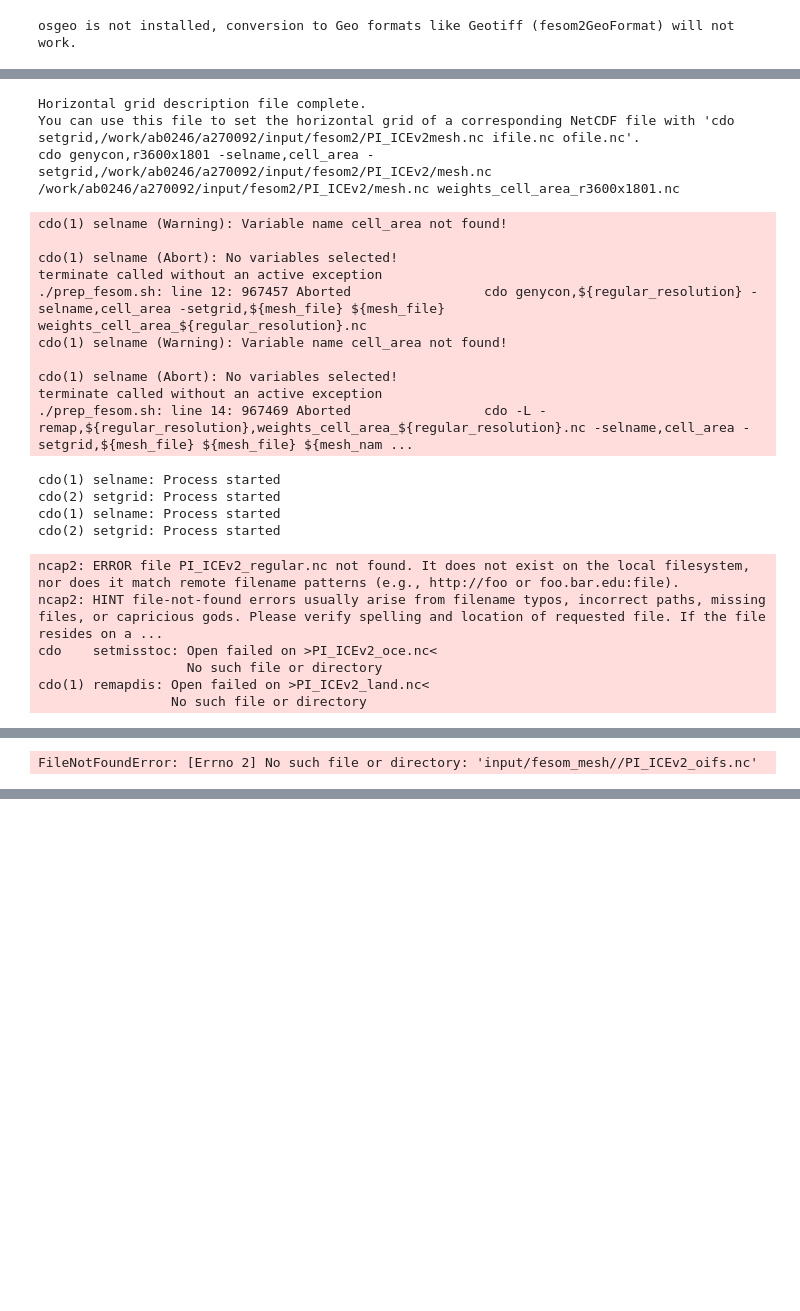
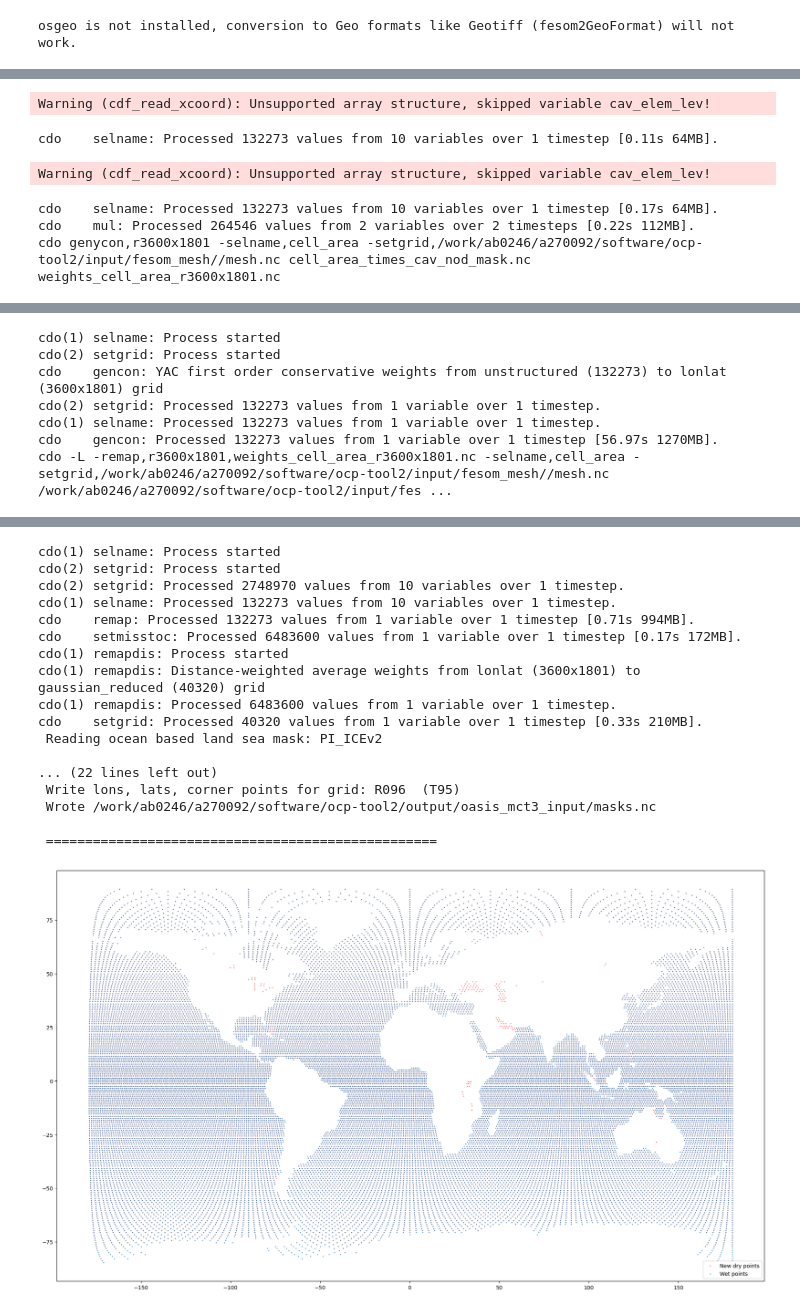
Before and after one commit to JanStreffing/ocp-tool, a Jupyter notebook: ocp-tool2.ipynb, the cells around one changed output, grey strips where cells are left out. Cells and saved outputs as stored; diff of their text form; code cells hidden in the pictures; blank space fills up the shorter version.

Commit message:
works with cavity mesh

```diff
--- a/ocp-tool2.ipynb
+++ b/ocp-tool2.ipynb
@@ -951,7 +955,8 @@ if __name__ == '__main__':
     # set regular grid for intermediate interpolation.
     # should be heigher than source grid res.
     interp_res = 'r3600x1801'
-    input_path_oce = 'input/fesom_mesh/'
+    # Construct the relative path based on the script/notebook's location
+    input_path_oce = '/work/ab0246/a270092/software/ocp-tool2/input/fesom_mesh/'
     fesom_grid_file_path = '/work/ab0246/a270092/input/fesom2/PI_ICEv2/mesh.nc'
     force_overwrite_griddes = True
 
@@ -990,7 +995,7 @@ if __name__ == '__main__':
                                  input_path_reduced_grid, input_path_full_grid,
                                  truncation_type,exp_name_oifs=exp_name_oifs,verbose=verbose)
 
-        fesom_grid_sorted = read_oce_grid(input_path_oce ,grid_name_oce, fesom_grid_file_path ,interp_res,
+        fesom_grid_sorted = read_fesom_grid(input_path_oce ,grid_name_oce, fesom_grid_file_path ,interp_res,
                                           cavity=cavity, force_overwrite_griddes=force_overwrite_griddes,
                                           verbose=verbose)
 
@@ -1033,23 +1038,6 @@ overwriting existing file ...
-Horizontal grid description file complete.
-You can use this file to set the horizontal grid of a corresponding NetCDF file with 'cdo setgrid,/work/ab0246/a270092/input/fesom2/PI_ICEv2mesh.nc ifile.nc ofile.nc'.
-cdo genycon,r3600x1801 -selname,cell_area -setgrid,/work/ab0246/a270092/input/fesom2/PI_ICEv2/mesh.nc /work/ab0246/a270092/input/fesom2/PI_ICEv2/mesh.nc weights_cell_area_r3600x1801.nc
+Warning (cdf_read_xcoord): Unsupported array structure, skipped variable cav_elem_lev!
-cdo(1) selname (Warning): Variable name cell_area not found!
-
-cdo(1) selname (Abort): No variables selected!
-terminate called without an active exception
-./prep_fesom.sh: line 12: 967457 Aborted                 cdo genycon,${regular_resolution} -selname,cell_area -setgrid,${mesh_file} ${mesh_file} weights_cell_area_${regular_resolution}.nc
-cdo(1) selname (Warning): Variable name cell_area not found!
-
-cdo(1) selname (Abort): No variables selected!
-terminate called without an active exception
-./prep_fesom.sh: line 14: 967469 Aborted                 cdo -L -remap,${regular_resolution},weights_cell_area_${regular_resolution}.nc -selname,cell_area -setgrid,${mesh_file} ${mesh_file} ${mesh_nam ...
+cdo    selname: Processed 132273 values from 10 variables over 1 timestep [0.11s 64MB].
-cdo(1) selname: Process started
-cdo(2) setgrid: Process started
-cdo(1) selname: Process started
-cdo(2) setgrid: Process started
+Warning (cdf_read_xcoord): Unsupported array structure, skipped variable cav_elem_lev!
-ncap2: ERROR file PI_ICEv2_regular.nc not found. It does not exist on the local filesystem, nor does it match remote filename patterns (e.g., http://foo or foo.bar.edu:file).
-ncap2: HINT file-not-found errors usually arise from filename typos, incorrect paths, missing files, or capricious gods. Please verify spelling and location of requested file. If the file resides on a ...
-cdo    setmisstoc: Open failed on >PI_ICEv2_oce.nc<
-                   No such file or directory
-cdo(1) remapdis: Open failed on >PI_ICEv2_land.nc<
-                 No such file or directory
+cdo    selname: Processed 132273 values from 10 variables over 1 timestep [0.17s 64MB].
+cdo    mul: Processed 264546 values from 2 variables over 2 timesteps [0.22s 112MB].
+cdo genycon,r3600x1801 -selname,cell_area -setgrid,/work/ab0246/a270092/software/ocp-tool2/input/fesom_mesh//mesh.nc cell_area_times_cav_nod_mask.nc weights_cell_area_r3600x1801.nc
@@ -1058 +1045,7 @@ cdo(1) remapdis: Process started
-FileNotFoundError: [Errno 2] No such file or directory: 'input/fesom_mesh//PI_ICEv2_oifs.nc'
+cdo(1) selname: Process started
+cdo(2) setgrid: Process started
+cdo    gencon: YAC first order conservative weights from unstructured (132273) to lonlat (3600x1801) grid
+cdo(2) setgrid: Processed 132273 values from 1 variable over 1 timestep.
+cdo(1) selname: Processed 132273 values from 1 variable over 1 timestep.
+cdo    gencon: Processed 132273 values from 1 variable over 1 timestep [56.97s 1270MB].
+cdo -L -remap,r3600x1801,weights_cell_area_r3600x1801.nc -selname,cell_area -setgrid,/work/ab0246/a270092/software/ocp-tool2/input/fesom_mesh//mesh.nc /work/ab0246/a270092/software/ocp-tool2/input/fes ...
@@ -1058,0 +1054,18 @@ FileNotFoundError: [Errno 2] No such file or directory: 'input/fesom_mesh//PI_IC
+cdo(1) selname: Process started
+cdo(2) setgrid: Process started
+cdo(2) setgrid: Processed 2748970 values from 10 variables over 1 timestep.
+cdo(1) selname: Processed 132273 values from 10 variables over 1 timestep.
+cdo    remap: Processed 132273 values from 1 variable over 1 timestep [0.71s 994MB].
+cdo    setmisstoc: Processed 6483600 values from 1 variable over 1 timestep [0.17s 172MB].
+cdo(1) remapdis: Process started
+cdo(1) remapdis: Distance-weighted average weights from lonlat (3600x1801) to gaussian_reduced (40320) grid
+cdo(1) remapdis: Processed 6483600 values from 1 variable over 1 timestep.
+cdo    setgrid: Processed 40320 values from 1 variable over 1 timestep [0.33s 210MB].
+ Reading ocean based land sea mask: PI_ICEv2
+
+... (22 lines left out)
+ Write lons, lats, corner points for grid: R096  (T95)
+ Wrote /work/ab0246/a270092/software/ocp-tool2/output/oasis_mct3_input/masks.nc
+
+ ==================================================
+[figure, added]
```
Also changed, not shown: parts of 2 cells of this notebook, 4 other files.
